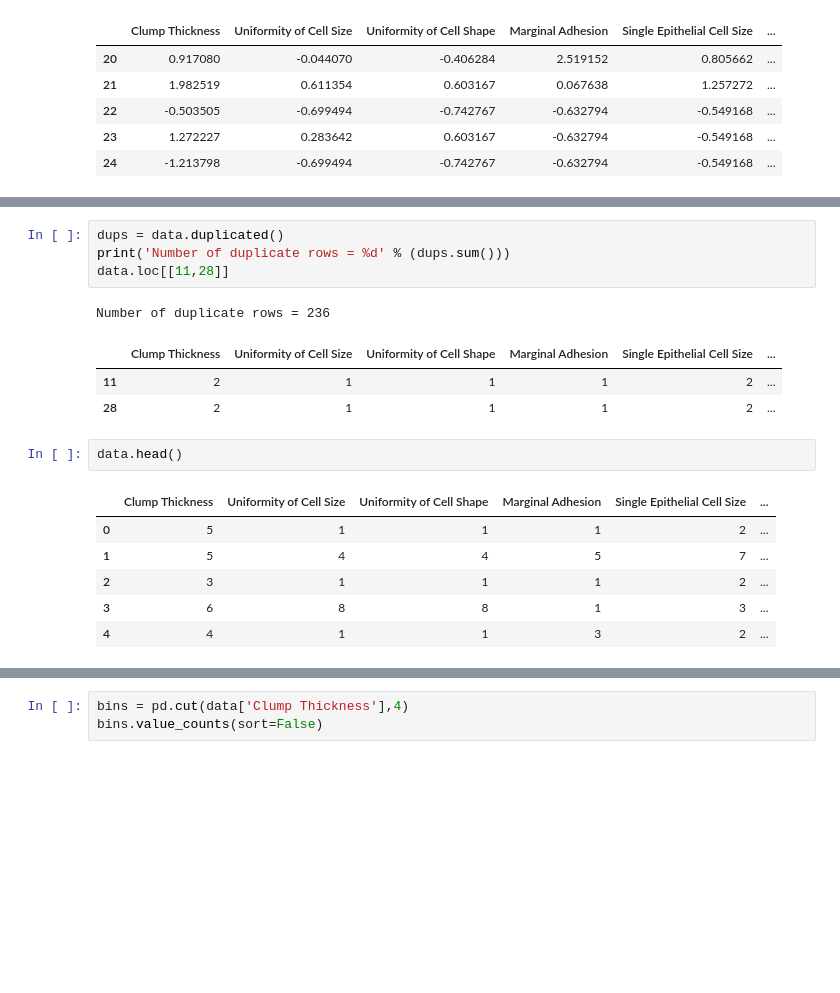
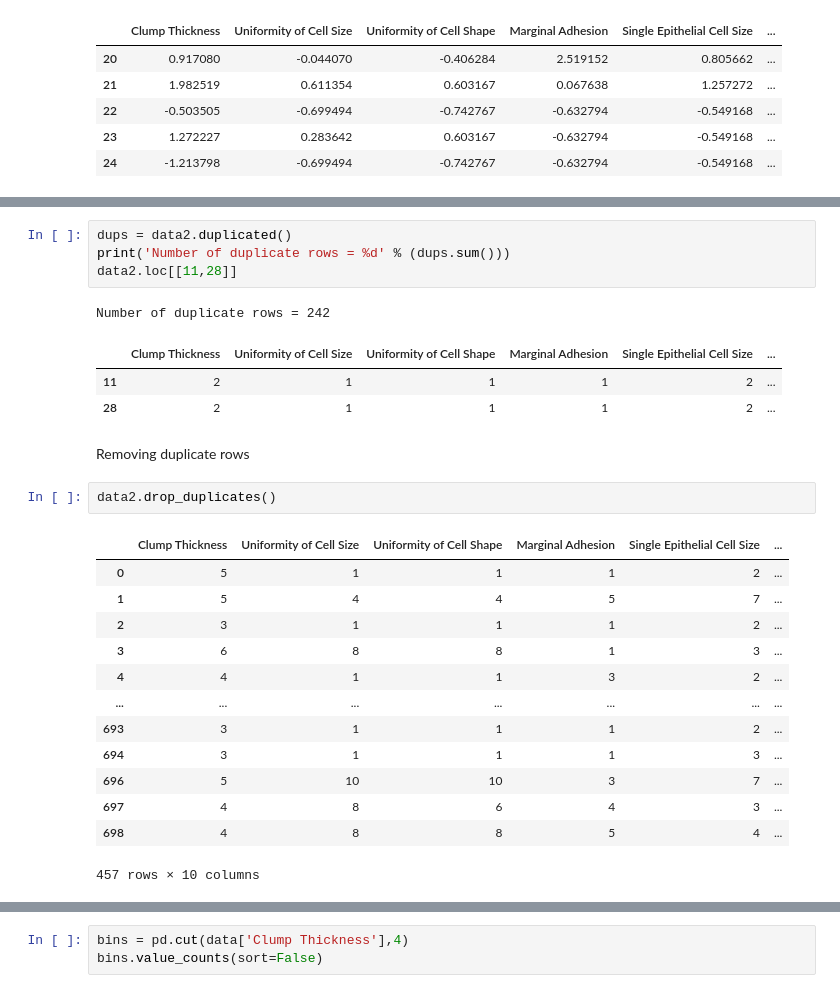
Before and after one commit to vpaluparthi/ML_Assignment1, a Jupyter notebook: Group244_BreastCancer.ipynb, the cells around one changed output, grey strips where cells are left out. Saved outputs shown, nothing was run; the diff lists cells and outputs as text; blank space fills up the shorter version.

```diff
--- a/Group244_BreastCancer.ipynb
+++ b/Group244_BreastCancer.ipynb
@@ -125,19 +167,28 @@ Number of rows after discarding missing values = 632
 # %%
-dups = data.duplicated()
+dups = data2.duplicated()
 print('Number of duplicate rows = %d' % (dups.sum()))
-data.loc[[11,28]]
+data2.loc[[11,28]]
 # %% [output]
-Number of duplicate rows = 236
+Number of duplicate rows = 242
 |  | Clump Thickness | Uniformity of Cell Size | Uniformity of Cell Shape | Marginal Adhesion | Single Epithelial Cell Size | ... |
 | 11 | 2 | 1 | 1 | 1 | 2 | ... |
 | 28 | 2 | 1 | 1 | 1 | 2 | ... |
-# %%
-data.head()
-# %% [output]
-|  | Clump Thickness | Uniformity of Cell Size | Uniformity of Cell Shape | Marginal Adhesion | Single Epithelial Cell Size | ... |
-| 0 | 5 | 1 | 1 | 1 | 2 | ... |
-| 1 | 5 | 4 | 4 | 5 | 7 | ... |
-| 2 | 3 | 1 | 1 | 1 | 2 | ... |
-| 3 | 6 | 8 | 8 | 1 | 3 | ... |
-| 4 | 4 | 1 | 1 | 3 | 2 | ... |
+# %% [markdown]
+Removing duplicate rows
+# %%
+data2.drop_duplicates()
+# %% [output]
+|  | Clump Thickness | Uniformity of Cell Size | Uniformity of Cell Shape | Marginal Adhesion | Single Epithelial Cell Size | ... |
+| 0 | 5 | 1 | 1 | 1 | 2 | ... |
+| 1 | 5 | 4 | 4 | 5 | 7 | ... |
+| 2 | 3 | 1 | 1 | 1 | 2 | ... |
+| 3 | 6 | 8 | 8 | 1 | 3 | ... |
+| 4 | 4 | 1 | 1 | 3 | 2 | ... |
+| ... | ... | ... | ... | ... | ... | ... |
+| 693 | 3 | 1 | 1 | 1 | 2 | ... |
+| 694 | 3 | 1 | 1 | 1 | 3 | ... |
+| 696 | 5 | 10 | 10 | 3 | 7 | ... |
+| 697 | 4 | 8 | 6 | 4 | 3 | ... |
+| 698 | 4 | 8 | 8 | 5 | 4 | ... |
+457 rows × 10 columns
 # %%
```
Also changed, not shown: parts of 29 cells of this notebook.
